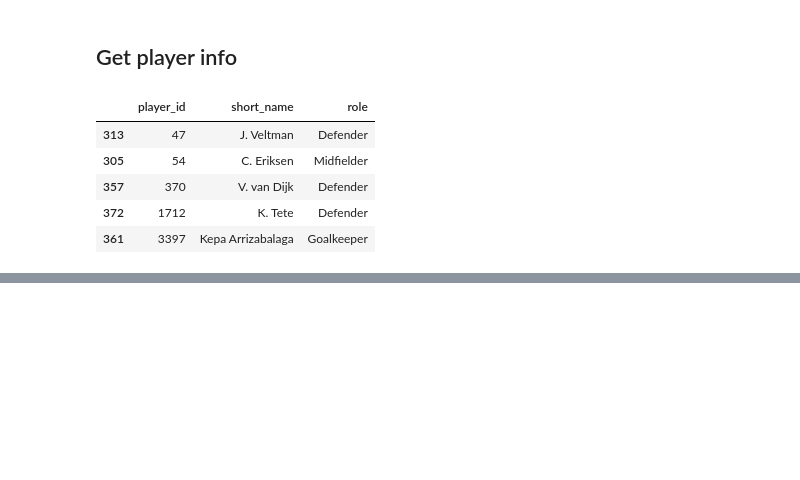
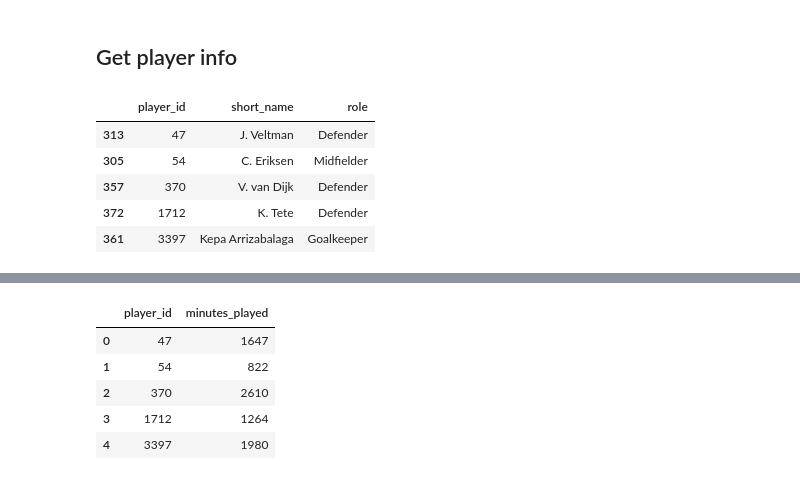
Before and after one commit to MarijnSt/soccermatics-project-2, a Jupyter notebook: notebooks/expected_danger.ipynb, the cells around one changed output, grey strips where cells are left out. Drawn from its saved outputs; the diff is of its cells as text; code cells hidden in the pictures; blank space fills up the shorter version.

```diff
--- a/notebooks/expected_danger.ipynb
+++ b/notebooks/expected_danger.ipynb
@@ -696,0 +710,14 @@ players_info_merge.sort_values(by='player_id', ascending=True).head()
+# %%
+# Group minutes by player
+minutes_per_player = minutes_per_game.groupby('player_id').agg({
+    'minutes_played': 'sum'
+}).reset_index()
+
+minutes_per_player.head()
+# %% [output]
+|  | player_id | minutes_played |
+| 0 | 47 | 1647 |
+| 1 | 54 | 822 |
+| 2 | 370 | 2610 |
+| 3 | 1712 | 1264 |
+| 4 | 3397 | 1980 |
```
Also changed, not shown: parts of 3 cells of this notebook.
